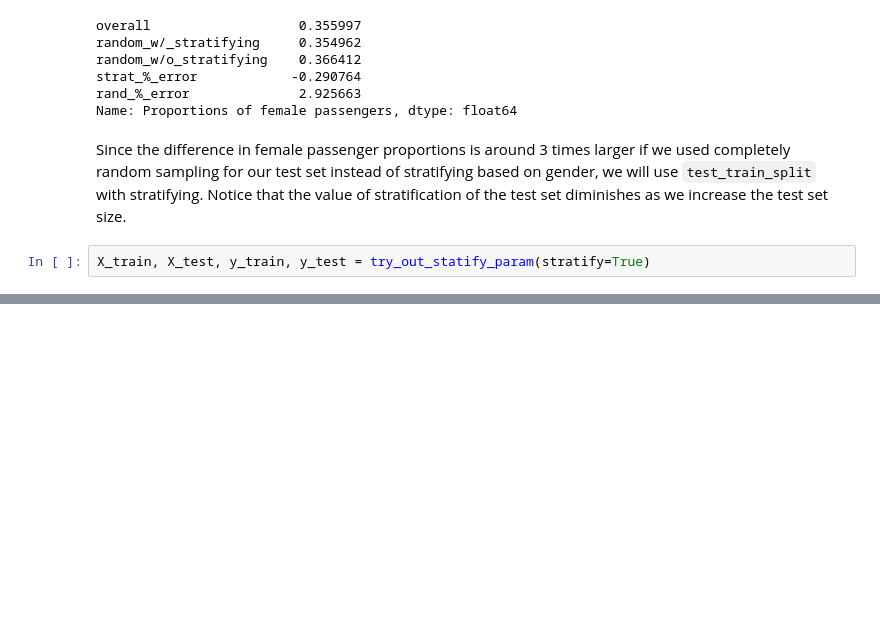
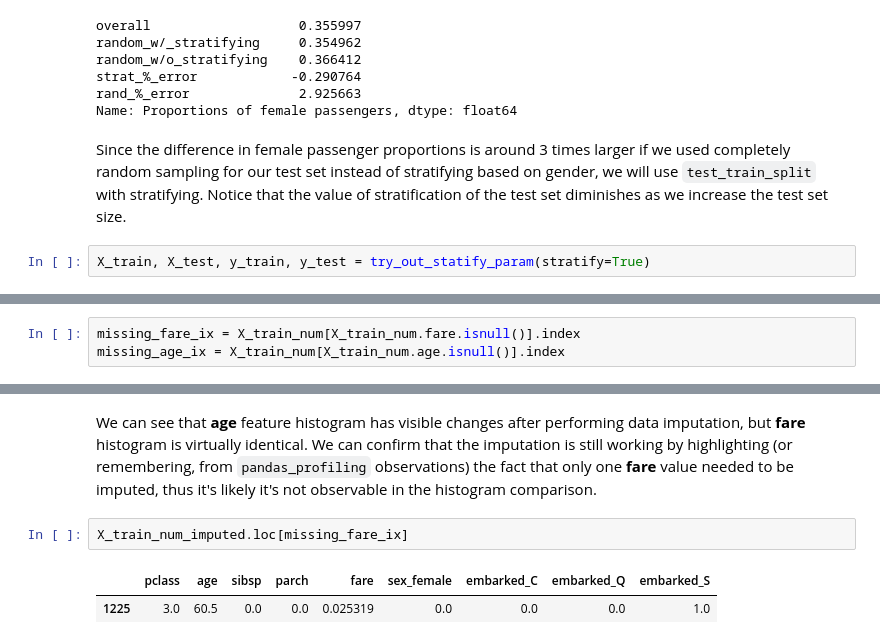
Before and after one commit to LukasRub/data-science-resources, a Jupyter notebook: book.solutions/Machine.Learning.Pocket.Reference/Workbook.ipynb, the cells around one changed output, grey strips where cells are left out. Drawn from its saved outputs; the diff is of its cells as text; blank space fills up the shorter version.

```diff
--- a/book.solutions/Machine.Learning.Pocket.Reference/Workbook.ipynb
+++ b/book.solutions/Machine.Learning.Pocket.Reference/Workbook.ipynb
@@ -275,0 +326,3 @@ X_train, X_test, y_train, y_test = try_out_statify_param(stratify=True)
+# %%
+missing_fare_ix = X_train_num[X_train_num.fare.isnull()].index
+missing_age_ix = X_train_num[X_train_num.age.isnull()].index
@@ -275,0 +378,7 @@ X_train, X_test, y_train, y_test = try_out_statify_param(stratify=True)
+# %% [markdown]
+We can see that **age** feature histogram has visible changes after performing data imputation, but **fare** histogram is virtually identical. We can confirm that the imputation is still working by highlighting (or remembering, from `pandas_profiling` observations) the fact that only one **fare** value needed to be imputed, thus it's likely it's not observable in the histogram comparison.
+# %%
+X_train_num_imputed.loc[missing_fare_ix]
+# %% [output]
+|  | pclass | age | sibsp | parch | fare | sex_female | embarked_C | embarked_Q | embarked_S |
+| 1225 | 3.0 | 60.5 | 0.0 | 0.0 | 0.025319 | 0.0 | 0.0 | 0.0 | 1.0 |
```
Also changed, not shown: parts of 15 cells of this notebook.
